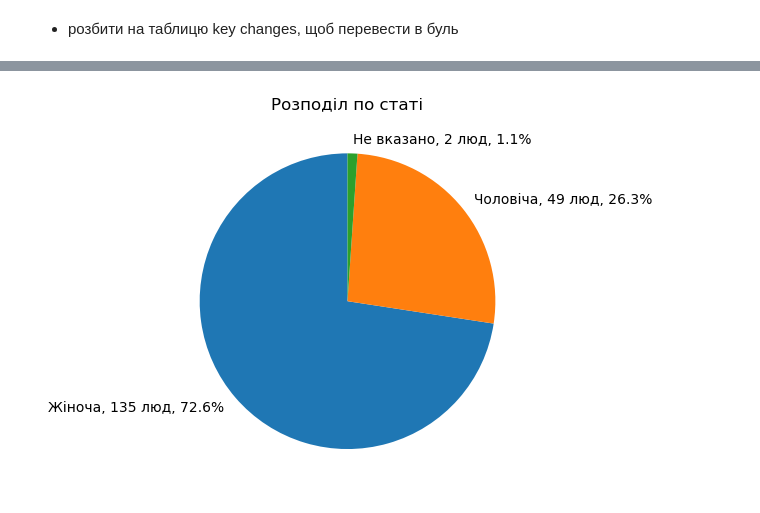
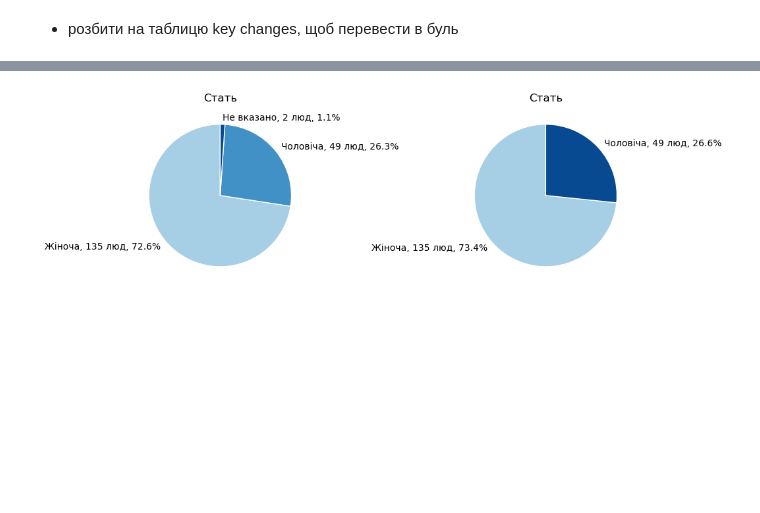
Before and after one commit to kucheriavii/volodymyr-tourism-survey, a Jupyter notebook: create_dataframe.ipynb, the cells around one changed output, grey strips where cells are left out. Saved outputs shown, nothing was run; the diff lists cells and outputs as text; code cells hidden in the pictures; blank space fills up the shorter version.

Commit message:
graph add

```diff
--- a/create_dataframe.ipynb
+++ b/create_dataframe.ipynb
@@ -145,0 +132,16 @@ df_union.to_excel("test_output.xlsx")
+# %%
+# базова нормалізація: заміна різних апострофів і обрізання пробілів по краях
+clean = (df_union['tourism_development']
+         .fillna('')
+         .str.replace(r"[`ʼ’']", "’", regex=True))
+
+# get_dummies сам розіб'є за ; і зробить 0/1-колонки
+dummies = (clean.str.get_dummies(sep=';')
+                .rename(columns=lambda c: c.strip()))  # обрізати пробіли у назв
+
+# (необов'язково) префікс для зручності
+dummies = dummies.rename(columns=lambda c: '_tourism_development' + c)
+
+# приєднати до датафрейму
+df_union = pd.concat([df_union, dummies], axis=1)
+df_union.head(1)
@@ -146,22 +161,54 @@ df_union.to_excel("test_output.xlsx")
 # %%
-counts = df_union['sex'].fillna("Не вказано").value_counts(dropna=False)
-total = counts.sum()
-labels = []
+# Сформувати розподіл по гендеру
+def radical(series, show_nan=True, nan_label="Не вказано", title=None, ax=None):
+    s = series.copy()
 
-for i in counts.items():
-    perc = f"{round(i[1]/total*100,1)}%"
-    labels.append(f'{i[0]}, {i[1]} люд, {perc}')
-print(labels)
-ax = counts.plot(
-    kind='pie',
-    labels=labels,     # тут усе: назва, кількість і %
-    autopct=None,      # нічого всередині секторів
-    ylabel='',
-    startangle=90,
-    labeldistance=1.1,  # відстань підписів від центру
-    title="Розподіл по статі"
-)
+    if show_nan:
+        s = s.fillna(nan_label)
+        counts = s.value_counts(dropna=False)
+    else:
+        counts = s.dropna().value_counts()
 
+    total = counts.sum()
+    if total == 0:
+        print("Немає даних для відображення.")
+        return None
 
+    labels = [f'{k}, {v} люд, {round(v/total*100,1)}%' for k, v in counts.items()]
+
+    cmap = plt.cm.Blues
+    colors = cmap(np.linspace(0.35, 0.9, len(counts)))
+
+    if ax is None:
+        ax = plt.gca()
+
+    counts.plot(
+        kind='pie',
+        labels=labels,
+        autopct=None,
+        ylabel='',
+        startangle=90,
+        labeldistance=1.1,
+        colors=colors,
+        wedgeprops={"linewidth": 1, "edgecolor": "white"},
+        textprops={"fontsize": 10},
+        ax=ax
+    )
+
+    if title is None:
+        title = f"Розподіл: {getattr(series, 'name', '')}".strip(": ")
+    ax.set_title(title)
+
+    return ax
+
+# radical(df_total['sex'], False,...,"Розподіл по статті")
+# radical(df_total['sex'], True,"Не вказано","Розподіл по статті")
+
+fig, axes = plt.subplots(1, 2, figsize=(10, 4))
+
+radical(df_union['sex'], show_nan=True,  nan_label="Не вказано", title="Стать", ax=axes[0])
+radical(df_union['sex'], show_nan=False, title="Стать", ax=axes[1])
+
+plt.tight_layout()
 plt.show()
 # %% [output]
@@ -169 +215 @@ plt.show()
-[figure, old version]
+[figure, new version]
```
Also changed, not shown: parts of 14 cells of this notebook, 2 other files.
